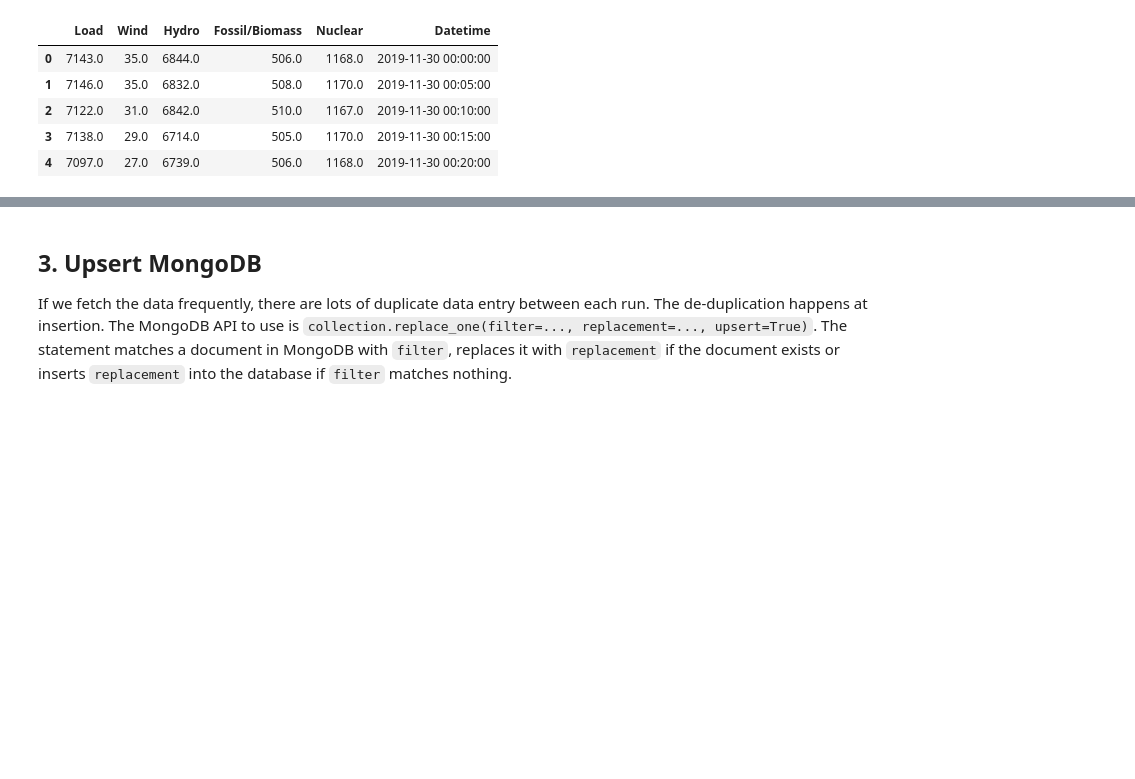
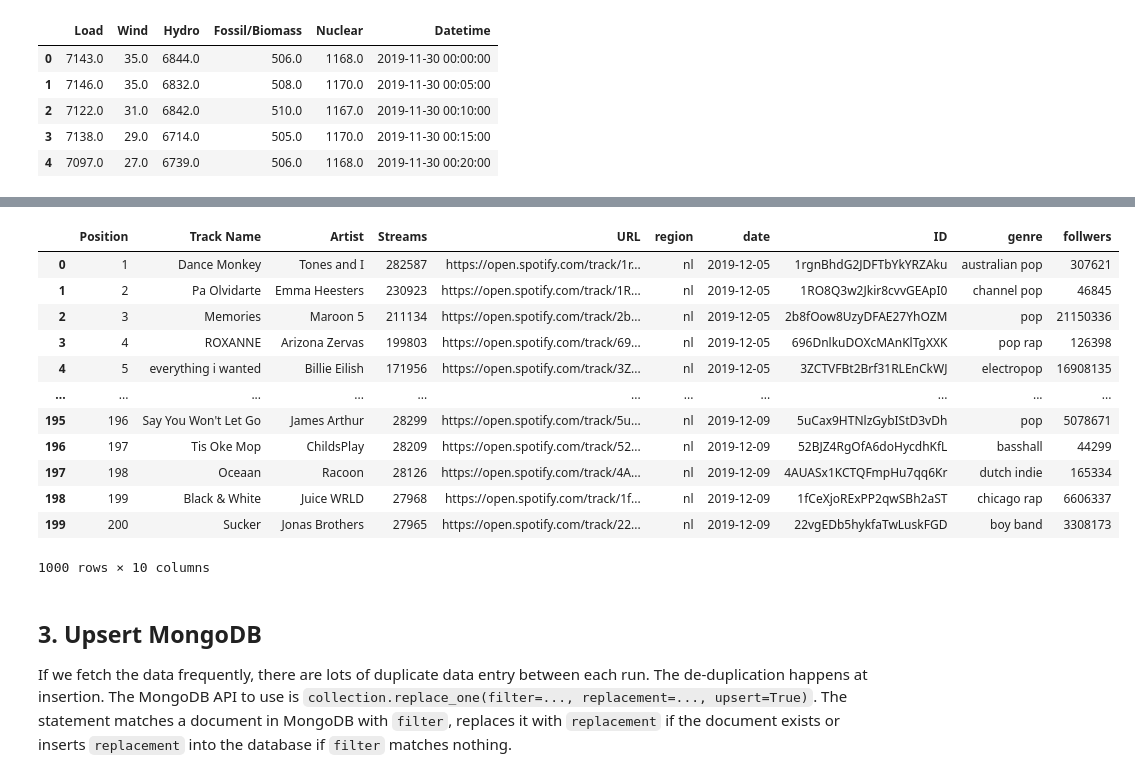
Before and after one commit to zhiyanwang27/data1050-demo-project-f19, a Jupyter notebook: ETL_EDA.ipynb, the cells around one changed output, grey strips where cells are left out. Drawn from its saved outputs; the diff is of its cells as text; code cells hidden in the pictures; blank space fills up the shorter version.

```diff
--- a/ETL_EDA.ipynb
+++ b/ETL_EDA.ipynb
@@ -125,3 +148,21 @@ df
+# %%
+df.to_pickle('./spotify_sample.pkl')
+df = pandas.read_pickle('./spotify_sample.pkl')
+df
+# %% [output]
+|  | Position | Track Name | Artist | Streams | URL | region | date | ID | genre | follwers |
+| 0 | 1 | Dance Monkey | Tones and I | 282587 | https://open.spotify.com/track/1r... | nl | 2019-12-05 | 1rgnBhdG2JDFTbYkYRZAku | australian pop | 307621 |
+| 1 | 2 | Pa Olvidarte | Emma Heesters | 230923 | https://open.spotify.com/track/1R... | nl | 2019-12-05 | 1RO8Q3w2Jkir8cvvGEApI0 | channel pop | 46845 |
+| 2 | 3 | Memories | Maroon 5 | 211134 | https://open.spotify.com/track/2b... | nl | 2019-12-05 | 2b8fOow8UzyDFAE27YhOZM | pop | 21150336 |
+| 3 | 4 | ROXANNE | Arizona Zervas | 199803 | https://open.spotify.com/track/69... | nl | 2019-12-05 | 696DnlkuDOXcMAnKlTgXXK | pop rap | 126398 |
+| 4 | 5 | everything i wanted | Billie Eilish | 171956 | https://open.spotify.com/track/3Z... | nl | 2019-12-05 | 3ZCTVFBt2Brf31RLEnCkWJ | electropop | 16908135 |
+| ... | ... | ... | ... | ... | ... | ... | ... | ... | ... | ... |
+| 195 | 196 | Say You Won't Let Go | James Arthur | 28299 | https://open.spotify.com/track/5u... | nl | 2019-12-09 | 5uCax9HTNlzGybIStD3vDh | pop | 5078671 |
+| 196 | 197 | Tis Oke Mop | ChildsPlay | 28209 | https://open.spotify.com/track/52... | nl | 2019-12-09 | 52BJZ4RgOfA6doHycdhKfL | basshall | 44299 |
+| 197 | 198 | Oceaan | Racoon | 28126 | https://open.spotify.com/track/4A... | nl | 2019-12-09 | 4AUASx1KCTQFmpHu7qq6Kr | dutch indie | 165334 |
+| 198 | 199 | Black & White | Juice WRLD | 27968 | https://open.spotify.com/track/1f... | nl | 2019-12-09 | 1fCeXjoRExPP2qwSBh2aST | chicago rap | 6606337 |
+| 199 | 200 | Sucker | Jonas Brothers | 27965 | https://open.spotify.com/track/22... | nl | 2019-12-09 | 22vgEDb5hykfaTwLuskFGD | boy band | 3308173 |
+1000 rows × 10 columns
 # %% [markdown]
 ## 3. Upsert MongoDB
 If we fetch the data frequently, there are lots of duplicate data entry between each run. The de-duplication happens at insertion. The MongoDB API to use is `collection.replace_one(filter=..., replacement=..., upsert=True)`. The statement matches a document in MongoDB with `filter`, replaces it with `replacement` if the document exists or inserts `replacement` into the database if `filter` matches nothing.
```
Also changed, not shown: parts of 5 cells of this notebook, 5 other files.
